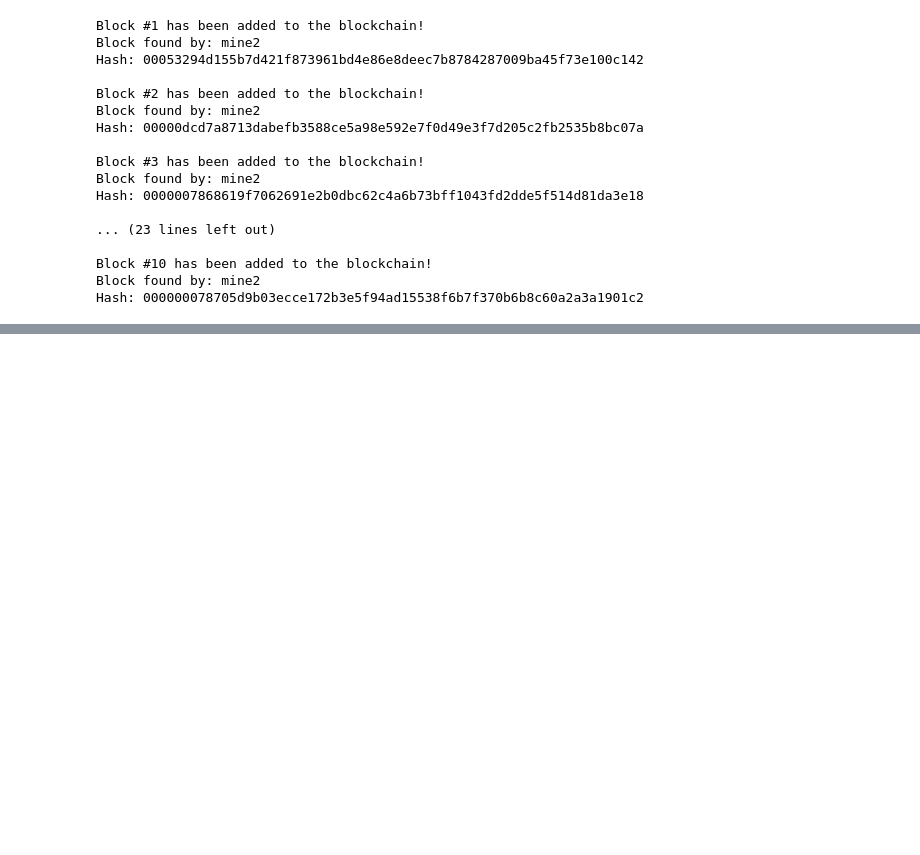
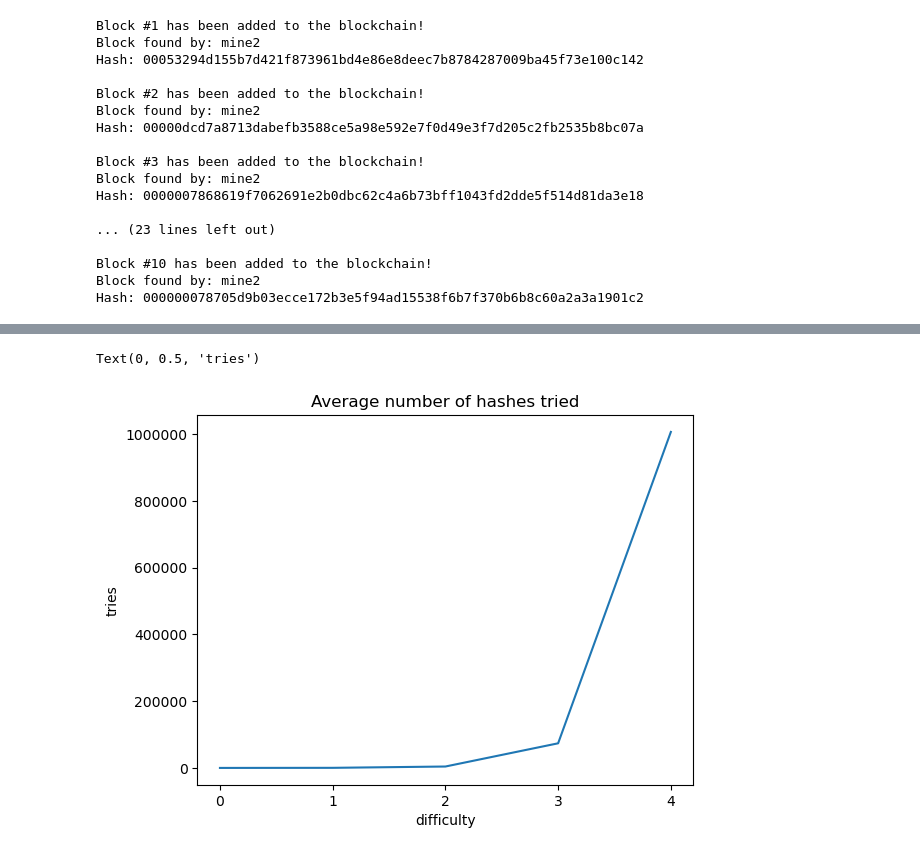
Before and after one commit to yzjake/DSAN5700_blockchain_technologies_HW, a Jupyter notebook: hw-1.ipynb, the cells around one changed output, grey strips where cells are left out. Drawn from its saved outputs; the diff is of its cells as text; code cells hidden in the pictures; blank space fills up the shorter version.

```diff
--- a/hw-1.ipynb
+++ b/hw-1.ipynb
@@ -433,0 +475,3 @@ Hash: 000000078705d9b03ecce172b3e5f94ad15538f6b7f370b6b8c60a2a3a1901c2
+# %%
+mean_arr_hash = [np.mean(hash_array_0), np.mean(hash_array_1), np.mean(hash_array_2), np.mean(hash_array_3), np.mean(hash_array_4)]
+mean_arr_time = [np.mean(time_array_0), np.mean(time_array_1), np.mean(time_array_2), np.mean(time_array_3), np.mean(time_array_4)]
@@ -433,0 +508,10 @@ Hash: 000000078705d9b03ecce172b3e5f94ad15538f6b7f370b6b8c60a2a3a1901c2
+# %%
+plt.plot(mean_arr_hash)
+plt.title("Average number of hashes tried")
+plt.ticklabel_format(style='plain', axis='y')
+plt.xticks([0, 1, 2, 3, 4])
+plt.xlabel("difficulty")
+plt.ylabel("tries")
+# %% [output]
+Text(0, 0.5, 'tries')
+[figure, added]
```
Also changed, not shown: parts of 5 cells of this notebook.
